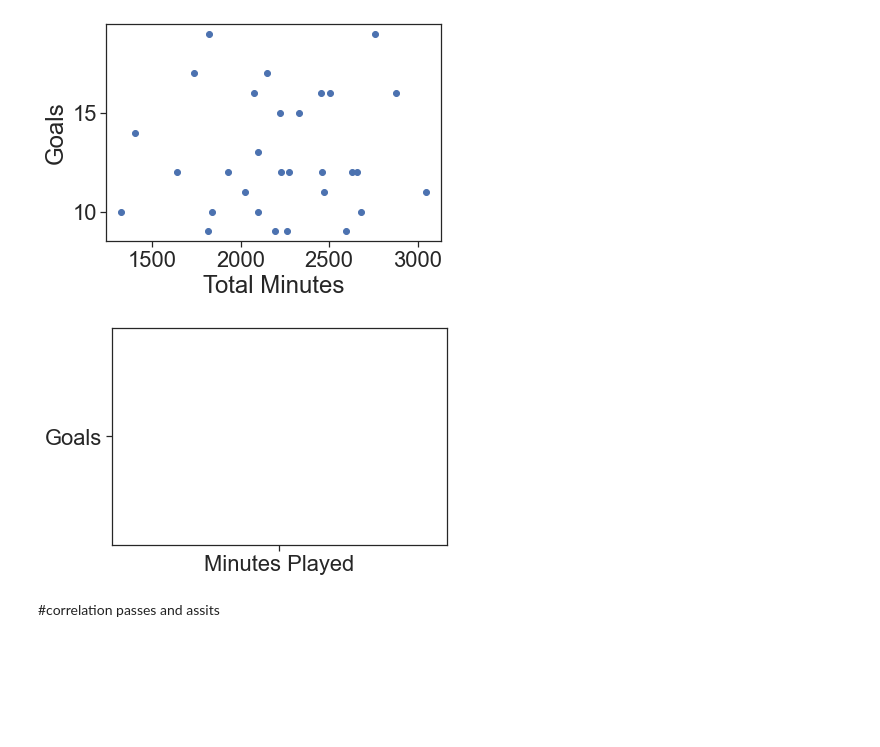
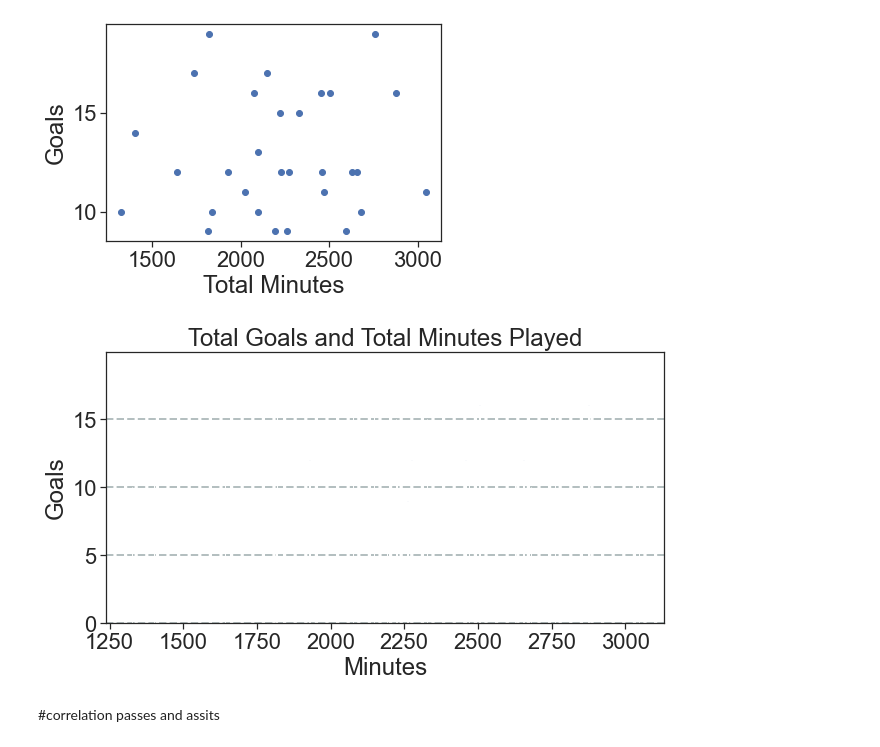
Before and after one commit to AndyRast/MLS-Soccer, a Jupyter notebook: MLS Web.ipynb, the cells around one changed output. Cells and saved outputs as stored; diff of their text form; code cells hidden in the pictures; blank space fills up the shorter version.

```diff
--- a/MLS Web.ipynb
+++ b/MLS Web.ipynb
@@ -1235,11 +1269,18 @@ plt.ylabel('Goals')
 0.05298374320217964
 Text(0, 0.5, 'Goals')
 [figure]
-# %%
-plt.bar('Minutes Played', 'Goals')
-plt.show()
-# %% [output]
-[figure, removed]
+# %%
+fig = plt.figure(figsize = (10, 5))
+x = players_2021['Minutes Played']
+y = players_2021['Goals']
+plt.bar('Minutes Played', 'Goals', data = players_2021 )
+plt.grid(color='#95a5a6', linestyle='--', linewidth=2, axis='y', alpha=0.7)
+plt.xlabel('Minutes')
+plt.ylabel('Goals')
+plt.title('Total Goals and Total Minutes Played')
+plt.show()
+# %% [output]
+[figure, added]
 # %% [markdown]
 #correlation passes and assits
 # %%
```
Also changed, not shown: parts of 53 cells of this notebook, 21 other files.
